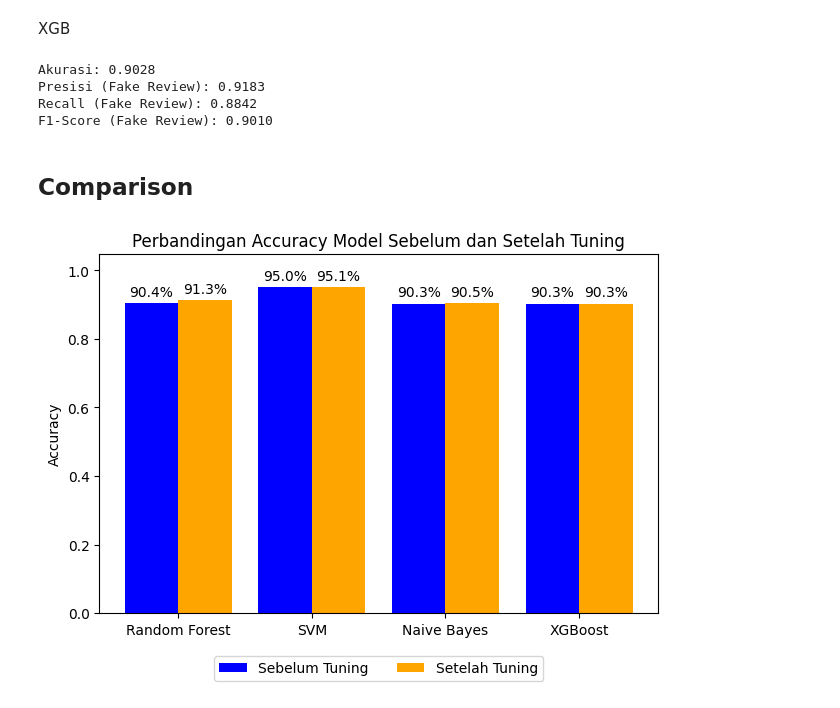
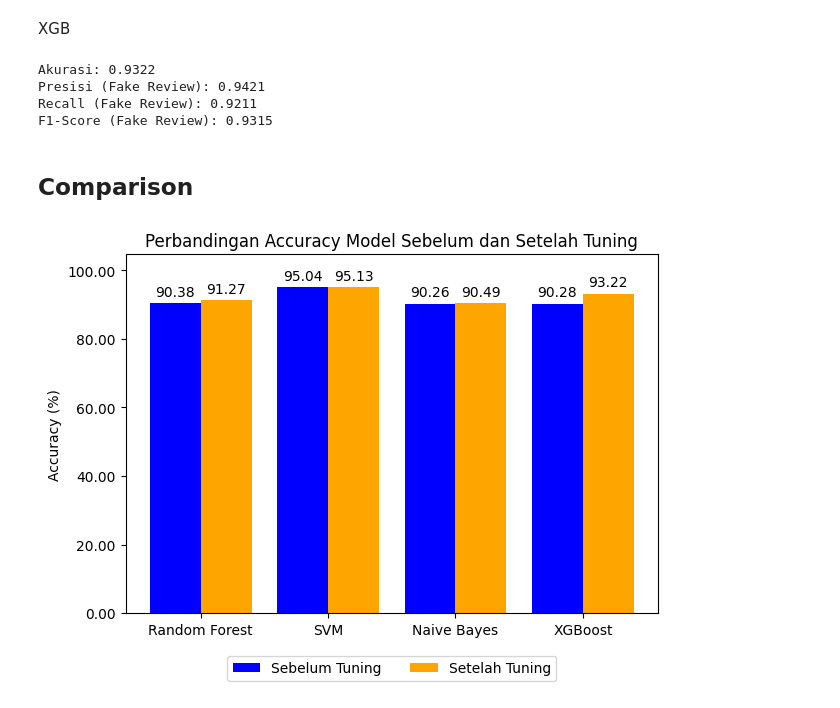
Before and after one commit to Njsa13/fake-review-detection, a Jupyter notebook: notebook/exported-model-test.ipynb, the cells around one changed output. Drawn from its saved outputs; the diff is of its cells as text; code cells hidden in the pictures.

```diff
--- a/notebook/exported-model-test.ipynb
+++ b/notebook/exported-model-test.ipynb
@@ -376,7 +377,7 @@ xgb_model2 = joblib.load('/kaggle/input/fake-review-model/scikitlearn/default/1/
 rf_y_pred2 = rf_model2.predict(X_test_tfidf)
 svm_y_pred2 = svm_model2.predict(X_test_tfidf)
 nb_y_pred2 = nb_model2.predict(X_test_tfidf)
-xgb_y_pred_prob2 = xgb_model.predict(dtest)
+xgb_y_pred_prob2 = xgb_model2.predict(dtest)
 xgb_y_pred2 = (xgb_y_pred_prob2 > 0.5).astype(int)
 # %% [markdown]
 RF
@@ -450,10 +451,10 @@ print(f'Recall (Fake Review): {recall_cg:.4f}')
 f1_cg = f1_score(y_test, xgb_y_pred2)
 print(f'F1-Score (Fake Review): {f1_cg:.4f}')
 # %% [output]
-Akurasi: 0.9028
-Presisi (Fake Review): 0.9183
-Recall (Fake Review): 0.8842
-F1-Score (Fake Review): 0.9010
+Akurasi: 0.9322
+Presisi (Fake Review): 0.9421
+Recall (Fake Review): 0.9211
+F1-Score (Fake Review): 0.9315
 # %% [markdown]
 ## Comparison
 # %%
@@ -463,35 +464,38 @@ accuracy_after = [accuracy_score(y_test, rf_y_pred2), accuracy_score(y_test, svm
 
 x = np.arange(len(models))
 width = 0.40
 
 fig, ax = plt.subplots()
 bars1 = ax.bar(x - width/2, accuracy_before, width, label='Sebelum Tuning', color='blue')
 bars2 = ax.bar(x + width/2, accuracy_after, width, label='Setelah Tuning', color='orange')
 
 for bar in bars1:
     height = bar.get_height()
-    ax.annotate(f'{height*100:.1f}%',
+    ax.annotate(f"{height*100:.2f}",
                 xy=(bar.get_x() + bar.get_width() / 2, height),
                 xytext=(0, 3),
                 textcoords="offset points",
                 ha='center', va='bottom')
 
 for bar in bars2:
     height = bar.get_height()
-    ax.annotate(f'{height*100:.1f}%',
+    ax.annotate(f"{height*100:.2f}",
                 xy=(bar.get_x() + bar.get_width() / 2, height),
                 xytext=(0, 3),
                 textcoords="offset points",
                 ha='center', va='bottom')
 
-ax.set_ylabel('Accuracy')
+formatter = FuncFormatter(lambda y, _: f'{y*100:.2f}')
+ax.yaxis.set_major_formatter(formatter)
+
+ax.set_ylabel('Accuracy (%)')
 ax.set_title('Perbandingan Accuracy Model Sebelum dan Setelah Tuning')
 ax.set_xticks(x)
-ax.margins(y=0.1)
 ax.set_xticklabels(models)
 ax.legend(loc='upper center', bbox_to_anchor=(0.5, -0.10), ncol=2)
+ax.margins(y=0.1)
 
 plt.tight_layout()
 plt.show()
 # %% [output]
-[figure, old version]
+[figure, new version]
```
Also changed, not shown: parts of 1 cell of this notebook.
